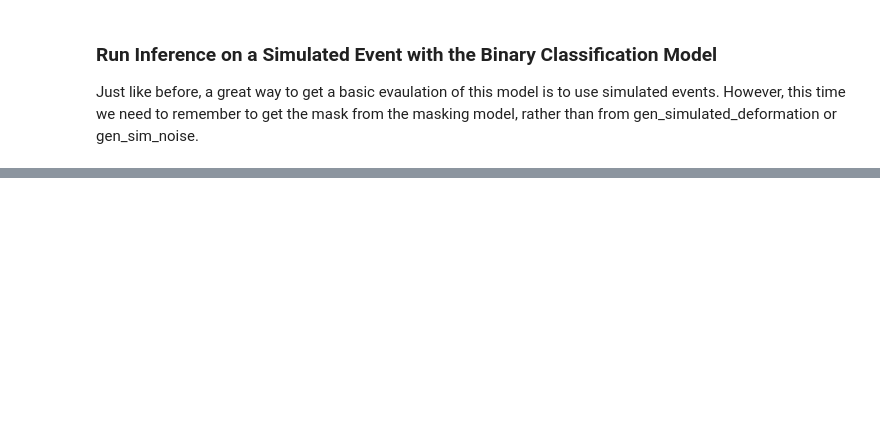
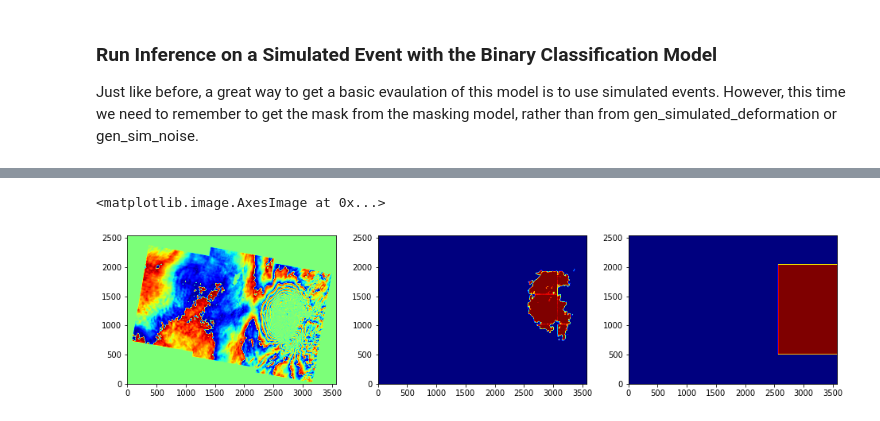
Before and after one commit to asfadmin/AI-Event-Monitoring, a Jupyter notebook: notebooks/model_creation.ipynb, the cells around one changed output, grey strips where cells are left out. Cells and saved outputs as stored; diff of their text form; code cells hidden in the pictures; blank space fills up the shorter version.

```diff
--- a/notebooks/model_creation.ipynb
+++ b/notebooks/model_creation.ipynb
@@ -433,0 +455,23 @@ Event Prediction: [1.]
+# %%
+from src.inference import mask_with_model
+from src.io        import get_image_array
+
+image_path = 'tests/test_image.tif'
+wrapped    = get_image_array(image_path)
+
+mask, presence_mask, presence_values = mask_with_model(
+    mask_model = mask_model,
+    pres_model = binary_model,
+    arr_w      = wrapped,
+    tile_size  = tile_size,
+    crop_size  = crop_size
+)
+# %%
+_, [axs_wrapped, axs_mask, axs_presence_mask] = plt.subplots(1, 3)
+
+axs_wrapped.imshow(wrapped, origin='lower', cmap='jet')
+axs_mask.imshow(mask, origin='lower', cmap='jet')
+axs_presence_mask.imshow(presence_mask, origin='lower', cmap='jet')
+# %% [output]
+<matplotlib.image.AxesImage at 0x...>
+[figure, added]
```
Also changed, not shown: parts of 10 cells of this notebook.
